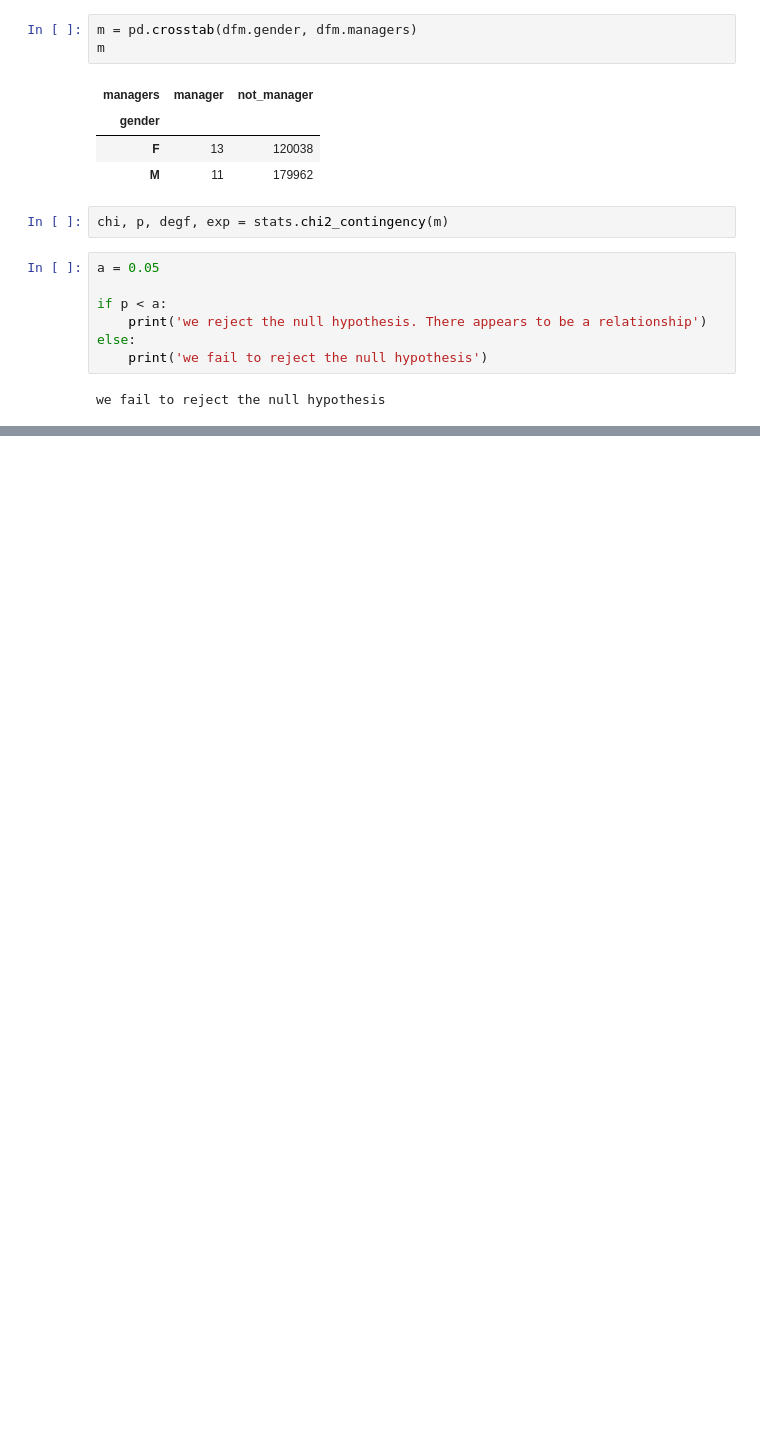
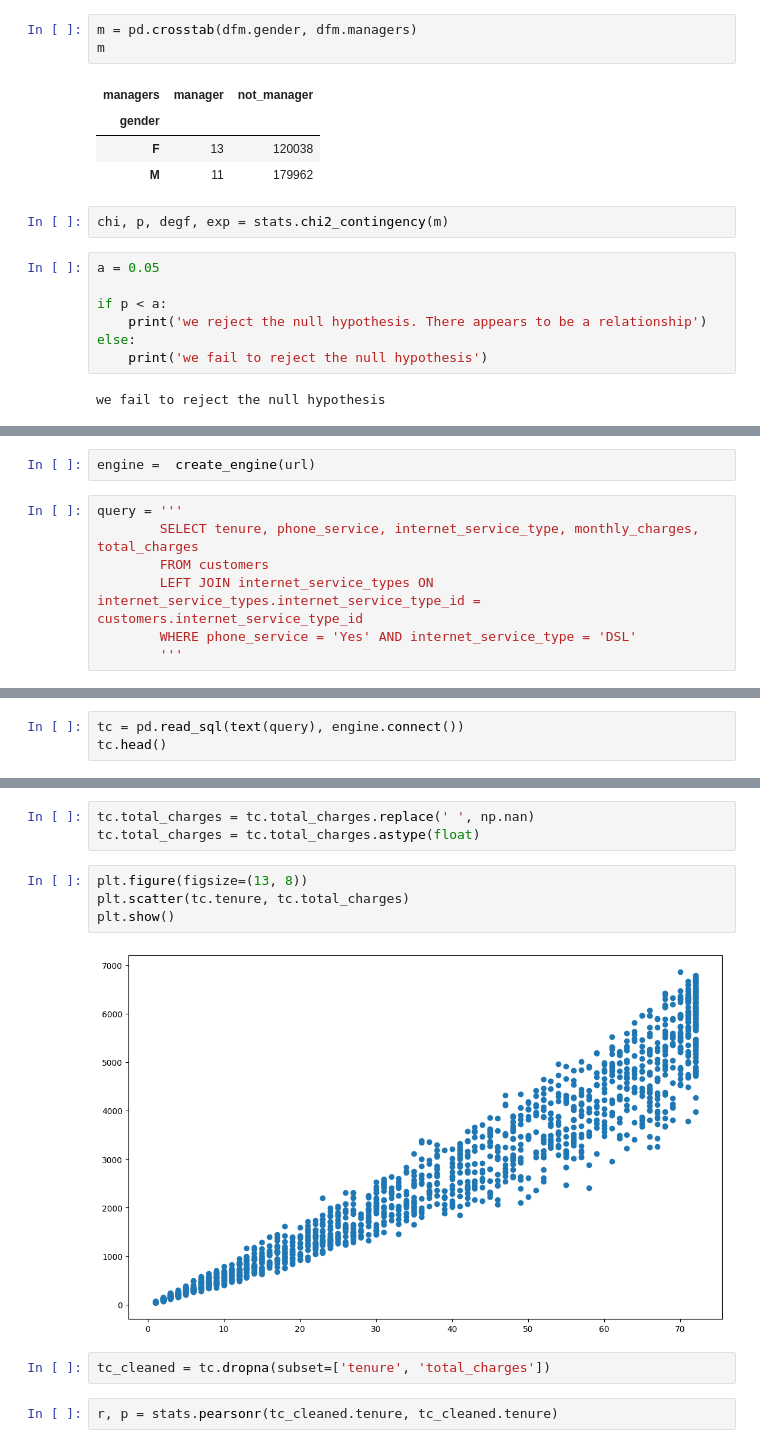
Before and after one commit to TheodoreQuansah/statistics-exercises, a Jupyter notebook: hypothesis_testing.ipynb, the cells around one changed output, grey strips where cells are left out. Drawn from its saved outputs; the diff is of its cells as text; blank space fills up the shorter version.

```diff
--- a/hypothesis_testing.ipynb
+++ b/hypothesis_testing.ipynb
@@ -259,0 +369,9 @@ we fail to reject the null hypothesis
+# %%
+engine =  create_engine(url)
+# %%
+query = '''
+        SELECT tenure, phone_service, internet_service_type, monthly_charges, total_charges
+        FROM customers
+        LEFT JOIN internet_service_types ON internet_service_types.internet_service_type_id = customers.internet_service_type_id
+        WHERE phone_service = 'Yes' AND internet_service_type = 'DSL'
+        '''
@@ -259,0 +380,3 @@ we fail to reject the null hypothesis
+# %%
+tc = pd.read_sql(text(query), engine.connect())
+tc.head()
@@ -259,0 +390,13 @@ we fail to reject the null hypothesis
+# %%
+tc.total_charges = tc.total_charges.replace(' ', np.nan)
+tc.total_charges = tc.total_charges.astype(float)
+# %%
+plt.figure(figsize=(13, 8))
+plt.scatter(tc.tenure, tc.total_charges)
+plt.show()
+# %% [output]
+[figure, added]
+# %%
+tc_cleaned = tc.dropna(subset=['tenure', 'total_charges'])
+# %%
+r, p = stats.pearsonr(tc_cleaned.tenure, tc_cleaned.tenure)
```
Also changed, not shown: parts of 60 cells of this notebook.
